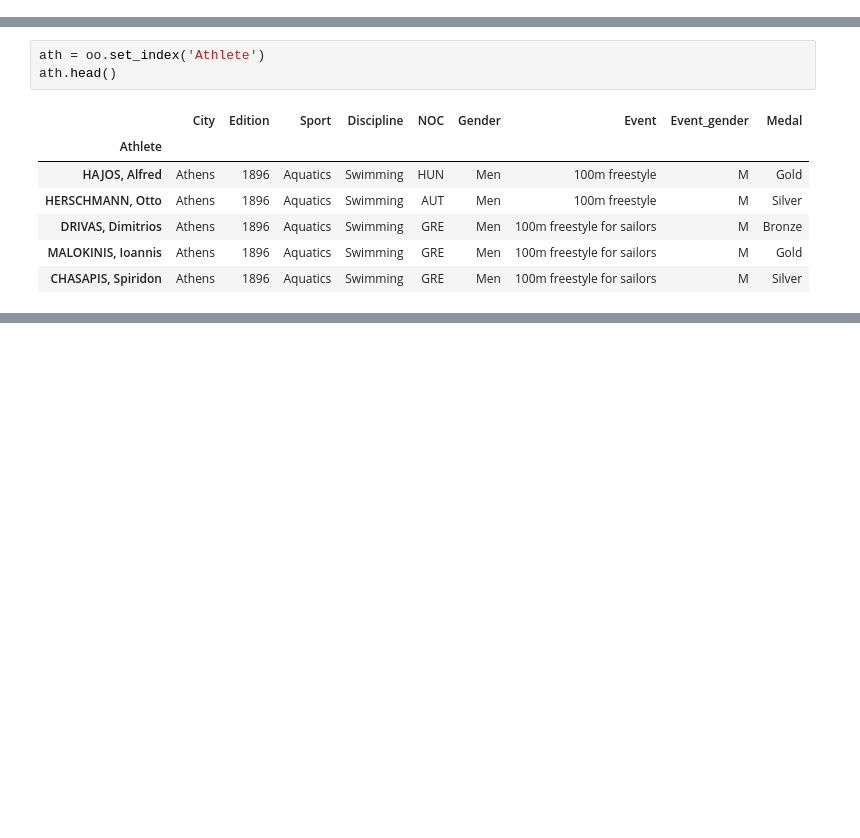
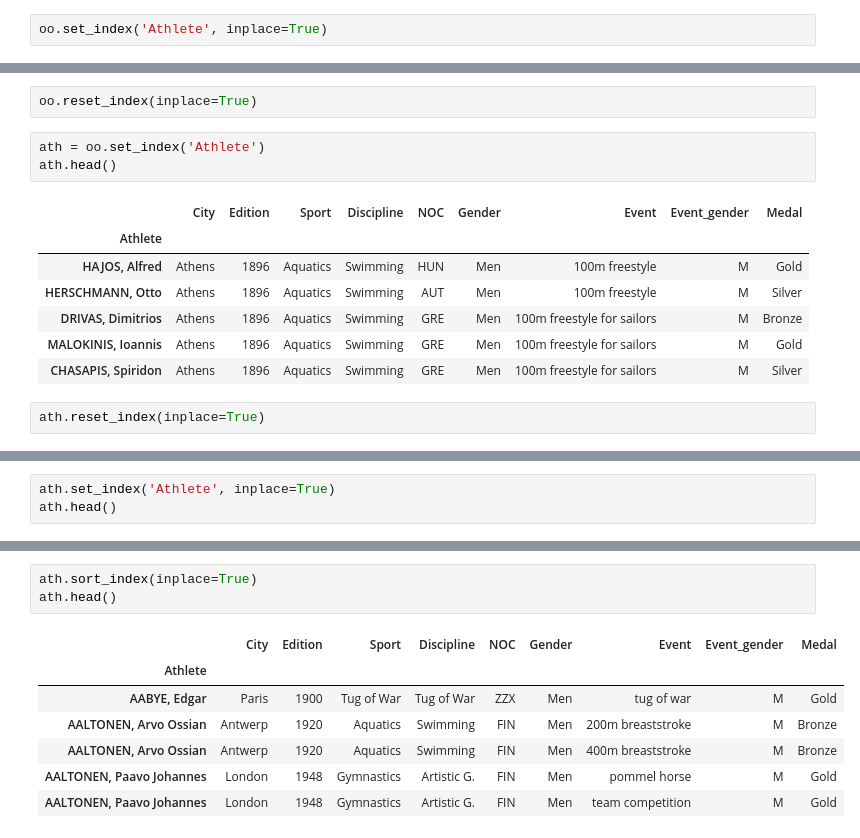
Before and after one commit to cidones/pandas-training, a Jupyter notebook: pandas-training.ipynb, the cells around one changed output, grey strips where cells are left out. Saved outputs shown, nothing was run; the diff lists cells and outputs as text; blank space fills up the shorter version.

Commit message:
sort_index

```diff
--- a/pandas-training.ipynb
+++ b/pandas-training.ipynb
@@ -375,0 +385,2 @@ oo.index[10]
+# %%
+oo.set_index('Athlete', inplace=True)
@@ -376,3 +399,5 @@ oo.index[10]
+# %%
+oo.reset_index(inplace=True)
 # %%
 ath = oo.set_index('Athlete')
 ath.head()
@@ -384,3 +409,5 @@ ath.head()
 | DRIVAS, Dimitrios | Athens | 1896 | Aquatics | Swimming | GRE | Men | 100m freestyle for sailors | M | Bronze |
 | MALOKINIS, Ioannis | Athens | 1896 | Aquatics | Swimming | GRE | Men | 100m freestyle for sailors | M | Gold |
 | CHASAPIS, Spiridon | Athens | 1896 | Aquatics | Swimming | GRE | Men | 100m freestyle for sailors | M | Silver |
+# %%
+ath.reset_index(inplace=True)
@@ -386,0 +425,3 @@ ath.head()
+# %%
+ath.set_index('Athlete', inplace=True)
+ath.head()
@@ -386,0 +436,11 @@ ath.head()
+# %%
+ath.sort_index(inplace=True)
+ath.head()
+# %% [output]
+|  | City | Edition | Sport | Discipline | NOC | Gender | Event | Event_gender | Medal |
+| Athlete |  |  |  |  |  |  |  |  |  |
+| AABYE, Edgar | Paris | 1900 | Tug of War | Tug of War | ZZX | Men | tug of war | M | Gold |
+| AALTONEN, Arvo Ossian | Antwerp | 1920 | Aquatics | Swimming | FIN | Men | 200m breaststroke | M | Bronze |
+| AALTONEN, Arvo Ossian | Antwerp | 1920 | Aquatics | Swimming | FIN | Men | 400m breaststroke | M | Bronze |
+| AALTONEN, Paavo Johannes | London | 1948 | Gymnastics | Artistic G. | FIN | Men | pommel horse | M | Gold |
+| AALTONEN, Paavo Johannes | London | 1948 | Gymnastics | Artistic G. | FIN | Men | team competition | M | Gold |
```
Also changed, not shown: parts of 7 cells of this notebook.
